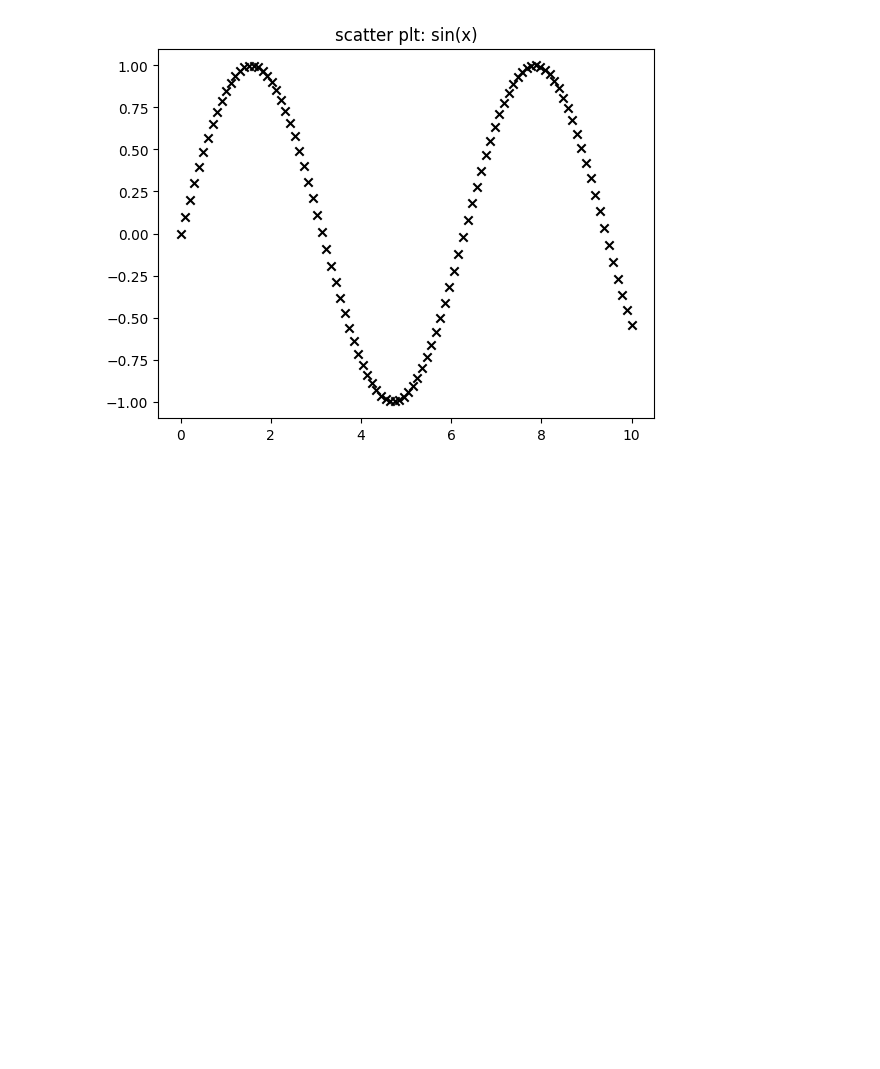
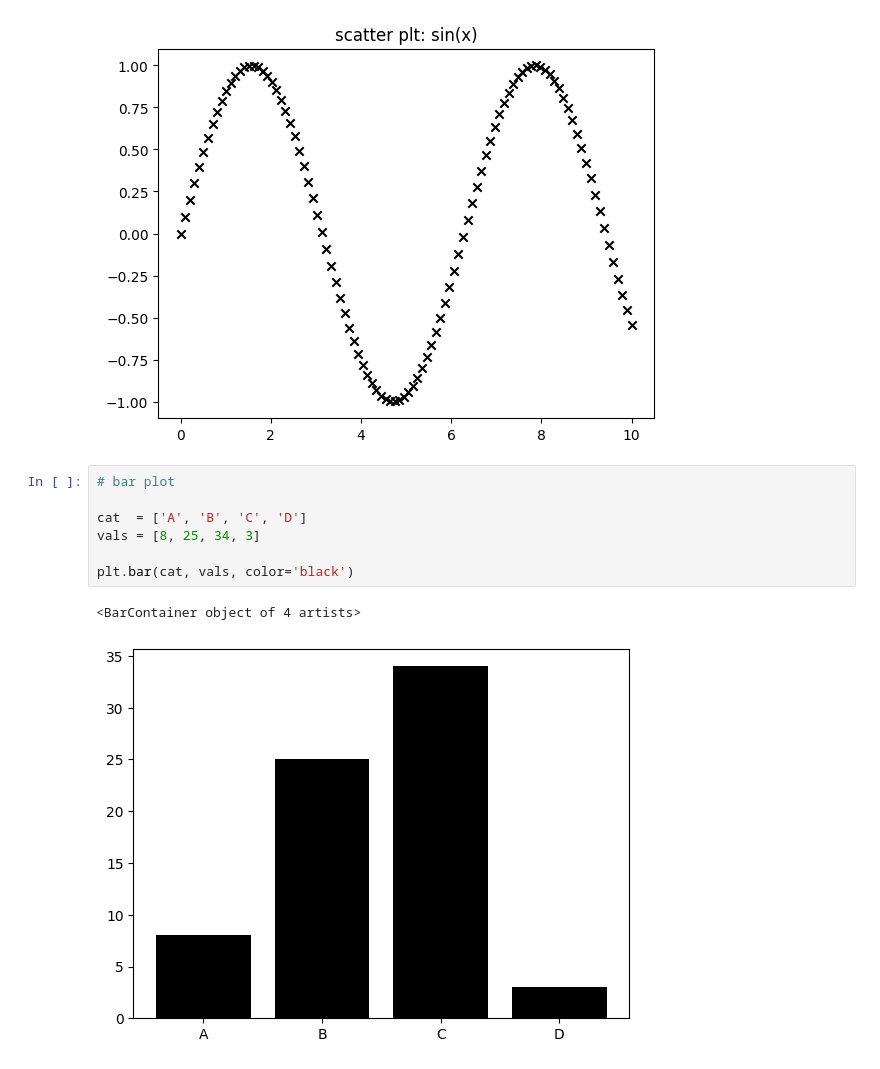
Before and after one commit to cmd-cosmos/learning, a Jupyter notebook: tutorials/data-science/plots_basics.ipynb, the cells around one changed output. Drawn from its saved outputs; the diff is of its cells as text; blank space fills up the shorter version.

Commit message:
bar plots

```diff
--- a/tutorials/data-science/plots_basics.ipynb
+++ b/tutorials/data-science/plots_basics.ipynb
@@ -45,3 +45,13 @@ plt.title("scatter plt: sin(x)")
 plt.show()
 # %% [output]
 [figure]
+# %%
+# bar plot
+
+cat  = ['A', 'B', 'C', 'D']
+vals = [8, 25, 34, 3]
+
+plt.bar(cat, vals, color='black')
+# %% [output]
+<BarContainer object of 4 artists>
+[figure, added]
```
